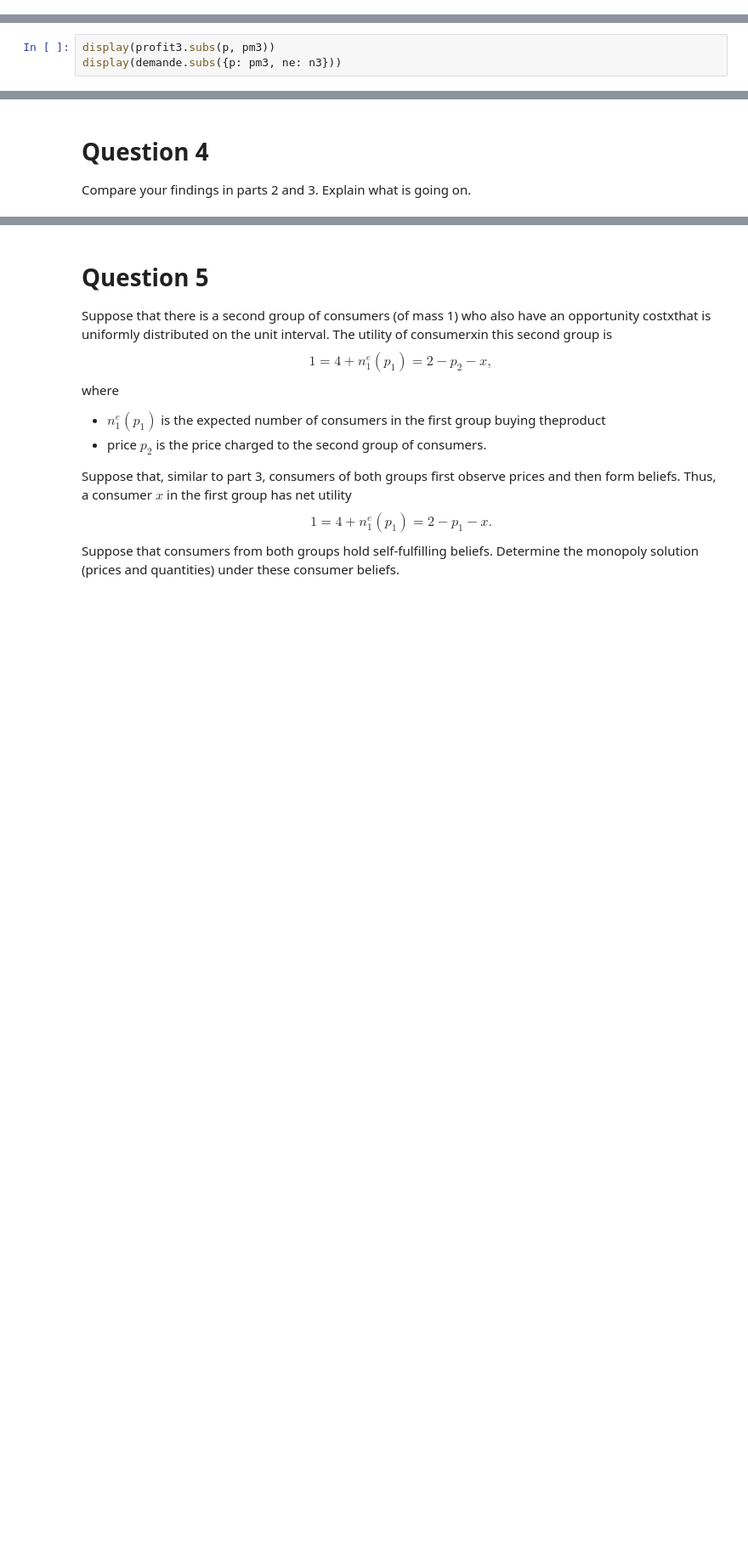
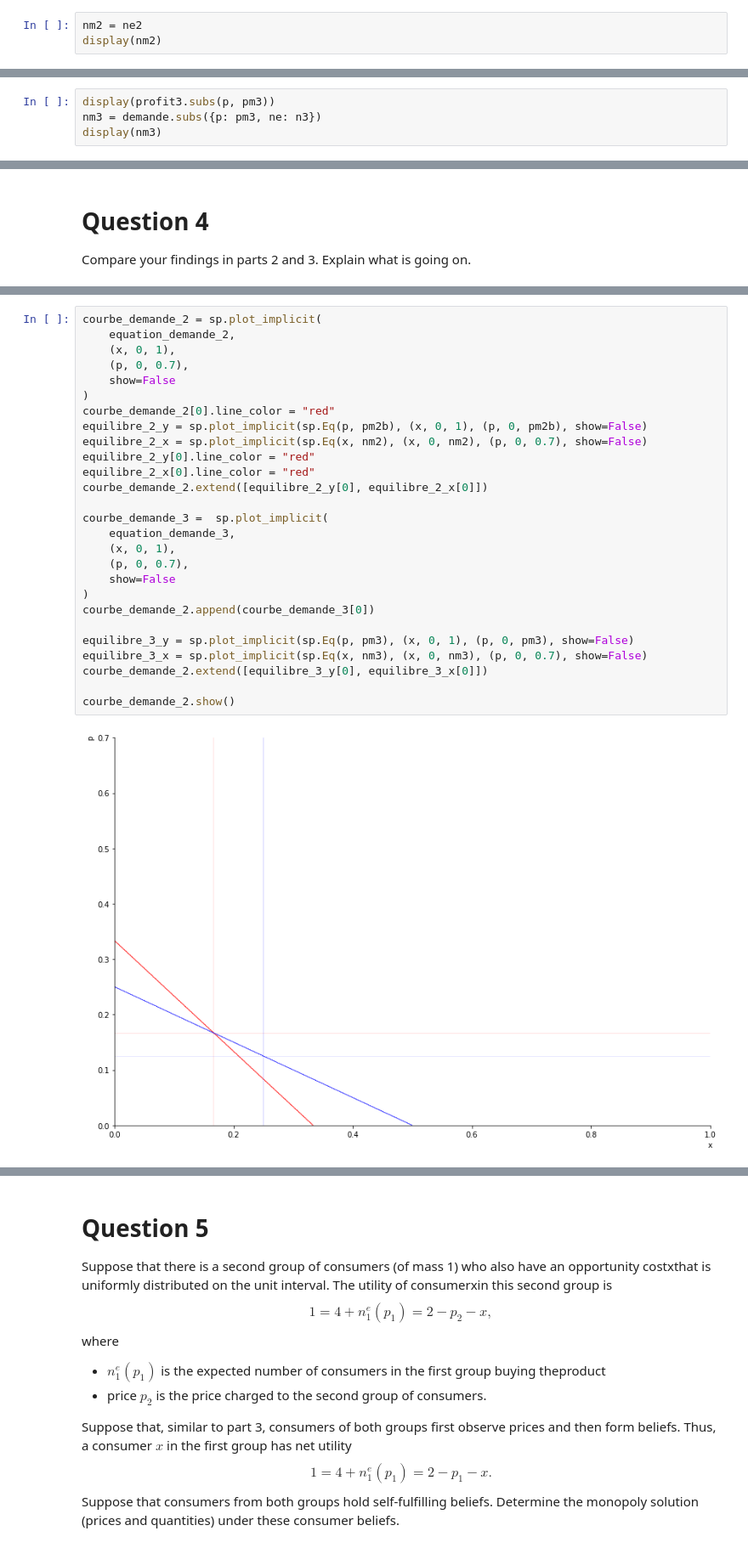
Before and after one commit to MECEN-TOURS/SI-2020-2021, a Jupyter notebook: exercice_introductif/Initial.ipynb, the cells around one changed output, grey strips where cells are left out. Shown at 85% size. Saved outputs shown, nothing was run; the diff lists cells and outputs as text; blank space fills up the shorter version.

```diff
--- a/exercice_introductif/Initial.ipynb
+++ b/exercice_introductif/Initial.ipynb
@@ -177,3 +177,6 @@ pm2b, = sp.solve(sp.diff(profit2b, p), p)
 pm2b
 # %% [output]
 [figure]
+# %%
+nm2 = ne2
+display(nm2)
@@ -244,7 +249,8 @@ La fonction profit est concave dont un point critique est un maximum global.
 On récupère le profit et la demande correspondante par
 # %%
 display(profit3.subs(p, pm3))
-display(demande.subs({p: pm3, ne: n3}))
+nm3 = demande.subs({p: pm3, ne: n3})
+display(nm3)
 # %% [output]
 [figure]
 [figure]
@@ -256,0 +273,29 @@ Compare your findings in parts 2 and 3. Explain what is going on.
+# %%
+courbe_demande_2 = sp.plot_implicit(
+    equation_demande_2,
+    (x, 0, 1),
+    (p, 0, 0.7),
+    show=False
+)
+courbe_demande_2[0].line_color = "red"
+equilibre_2_y = sp.plot_implicit(sp.Eq(p, pm2b), (x, 0, 1), (p, 0, pm2b), show=False)
+equilibre_2_x = sp.plot_implicit(sp.Eq(x, nm2), (x, 0, nm2), (p, 0, 0.7), show=False)
+equilibre_2_y[0].line_color = "red"
+equilibre_2_x[0].line_color = "red"
+courbe_demande_2.extend([equilibre_2_y[0], equilibre_2_x[0]])
+
+courbe_demande_3 =  sp.plot_implicit(
+    equation_demande_3,
+    (x, 0, 1),
+    (p, 0, 0.7),
+    show=False
+)
+courbe_demande_2.append(courbe_demande_3[0])
+
+equilibre_3_y = sp.plot_implicit(sp.Eq(p, pm3), (x, 0, 1), (p, 0, pm3), show=False)
+equilibre_3_x = sp.plot_implicit(sp.Eq(x, nm3), (x, 0, nm3), (p, 0, 0.7), show=False)
+courbe_demande_2.extend([equilibre_3_y[0], equilibre_3_x[0]])
+
+courbe_demande_2.show()
+# %% [output]
+[figure, added]
```
Also changed, not shown: parts of 7 cells of this notebook.
